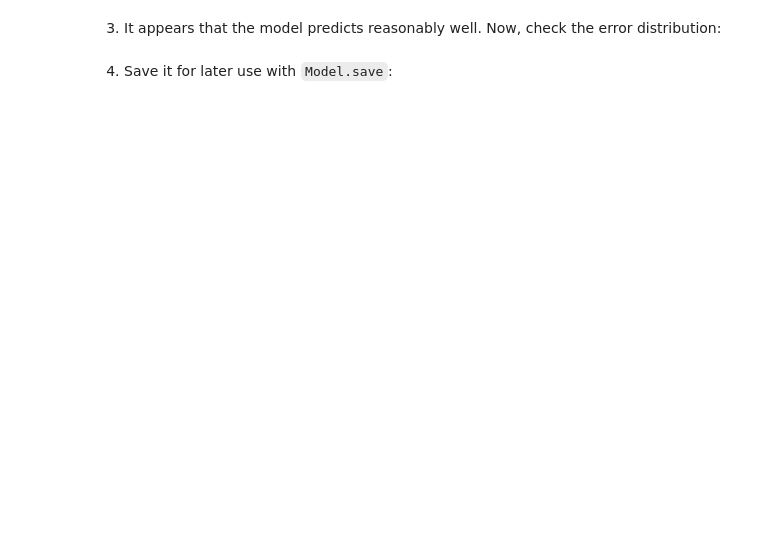
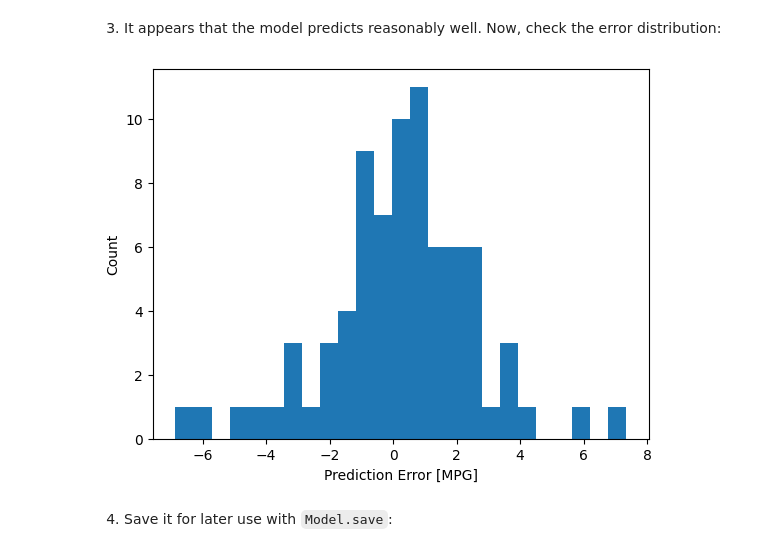
Before and after one commit to curtpond/MLE-10, a Jupyter notebook: assignments/week-07-intro-dl/nb/fuel_efficiency.ipynb, the cells around one changed output. Drawn from its saved outputs; the diff is of its cells as text; code cells hidden in the pictures; blank space fills up the shorter version.

```diff
--- a/assignments/week-07-intro-dl/nb/fuel_efficiency.ipynb
+++ b/assignments/week-07-intro-dl/nb/fuel_efficiency.ipynb
@@ -385,10 +425,12 @@ _ = plt.plot(lims, lims)
 # %% [markdown]
 3. It appears that the model predicts reasonably well. Now, check the error distribution:
 # %%
-error = None # YOUR CODE HERE
+error = test_predictions - test_labels # calculate the error
 plt.hist(error, bins=25)
 plt.xlabel('Prediction Error [MPG]')
 _ = plt.ylabel('Count')
+# %% [output]
+[figure, added]
 # %% [markdown]
 4. Save it for later use with `Model.save`:
 # %%
```
Also changed, not shown: parts of 18 cells of this notebook.
